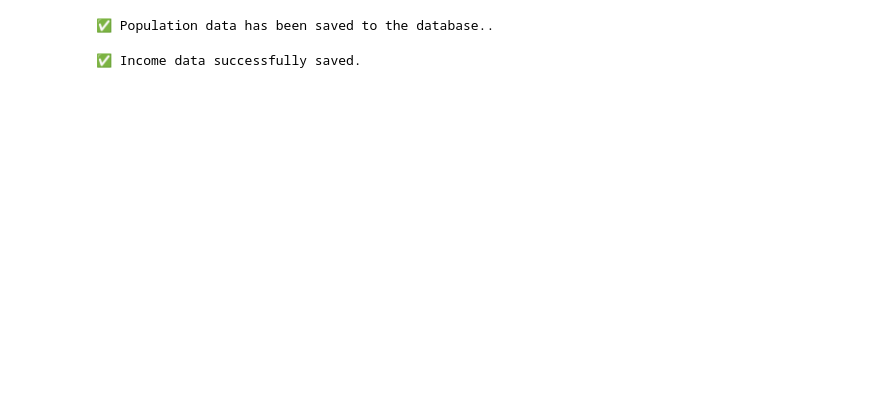
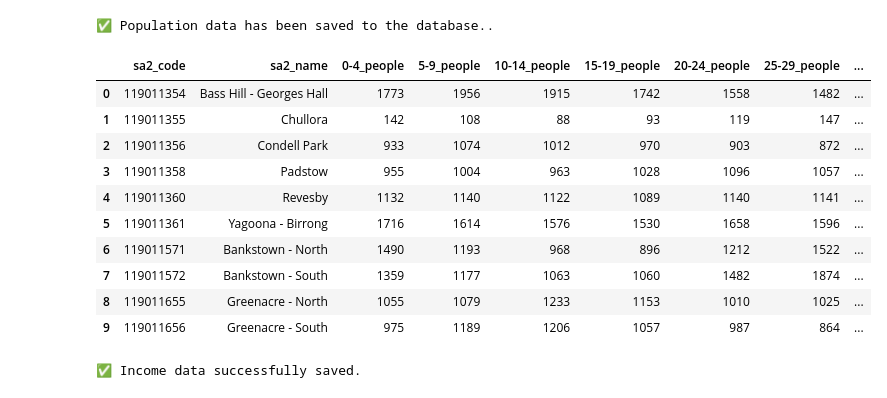
Before and after one commit to hb200354/project, a Jupyter notebook: notebooks/code.ipynb, the cells around one changed output. Saved outputs shown, nothing was run; the diff lists cells and outputs as text; code cells hidden in the pictures; blank space fills up the shorter version.

```diff
--- a/notebooks/code.ipynb
+++ b/notebooks/code.ipynb
@@ -98,6 +105,29 @@ filtered_population_df.to_sql("population", engine, if_exists="replace", index=F
 print("✅ Population data has been saved to the database..")
 # %% [output]
 ✅ Population data has been saved to the database..
+# %%
+# Query the 'businesses' table, drop NaN values, and limit to 10 rows
+businesses_df = pd.read_sql("SELECT * FROM population LIMIT 10", engine)
+
+# Drop rows with missing values
+businesses_df = businesses_df.dropna()
+
+# Display the first 10 rows in a styled format
+display(businesses_df.style.set_table_styles(
+    [{'selector': 'table', 'props': [('border', '1px solid black')]}]
+).set_properties(**{'border': '1px solid black'}))
+# %% [output]
+|  | sa2_code | sa2_name | 0-4_people | 5-9_people | 10-14_people | 15-19_people | 20-24_people | 25-29_people | ... |
+| 0 | 119011354 | Bass Hill - Georges Hall | 1773 | 1956 | 1915 | 1742 | 1558 | 1482 | ... |
+| 1 | 119011355 | Chullora | 142 | 108 | 88 | 93 | 119 | 147 | ... |
+| 2 | 119011356 | Condell Park | 933 | 1074 | 1012 | 970 | 903 | 872 | ... |
+| 3 | 119011358 | Padstow | 955 | 1004 | 963 | 1028 | 1096 | 1057 | ... |
+| 4 | 119011360 | Revesby | 1132 | 1140 | 1122 | 1089 | 1140 | 1141 | ... |
+| 5 | 119011361 | Yagoona - Birrong | 1716 | 1614 | 1576 | 1530 | 1658 | 1596 | ... |
+| 6 | 119011571 | Bankstown - North | 1490 | 1193 | 968 | 896 | 1212 | 1522 | ... |
+| 7 | 119011572 | Bankstown - South | 1359 | 1177 | 1063 | 1060 | 1482 | 1874 | ... |
+| 8 | 119011655 | Greenacre - North | 1055 | 1079 | 1233 | 1153 | 1010 | 1025 | ... |
+| 9 | 119011656 | Greenacre - South | 975 | 1189 | 1206 | 1057 | 987 | 864 | ... |
 # %%
 # Load income data and filter for target SA2 codes, then save to DB
 
```
Also changed, not shown: parts of 4 cells of this notebook, 5 other files.
